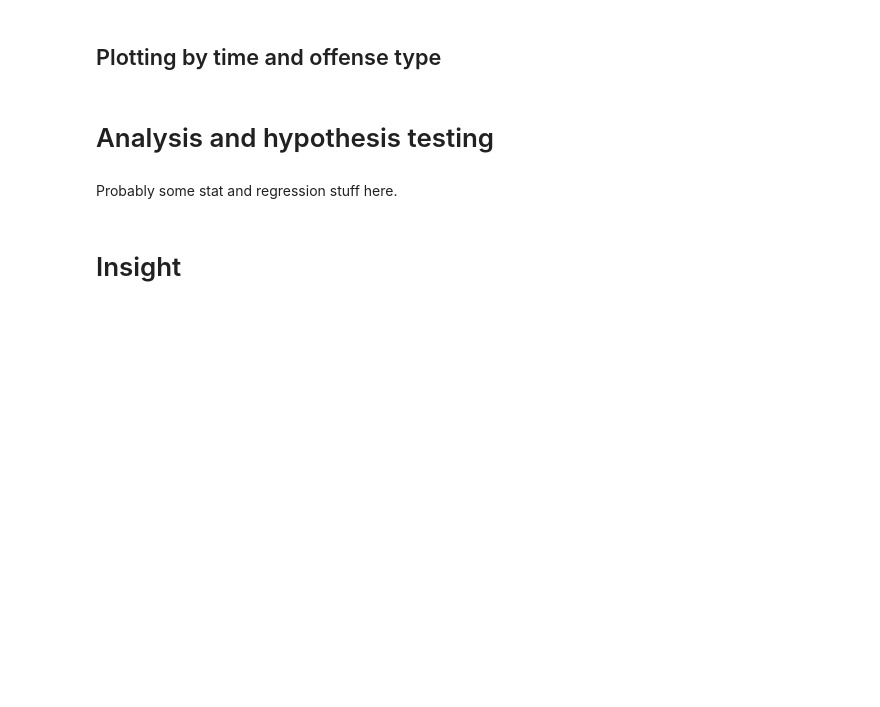
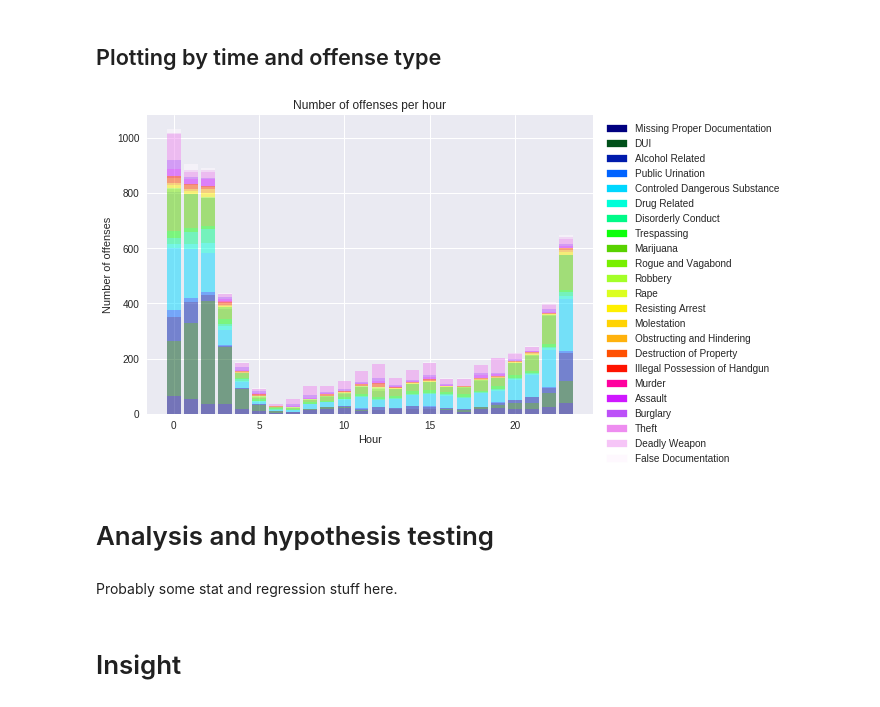
Before and after one commit to NathanOstrander18/college-park-arrests, a Jupyter notebook: final-project.ipynb, the cells around one changed output. Cells and saved outputs as stored; diff of their text form; code cells hidden in the pictures; blank space fills up the shorter version.

Commit message:
added offenses per hour

```diff
--- a/final-project.ipynb
+++ b/final-project.ipynb
@@ -308,5 +305,43 @@ plt.show()
 # %% [markdown]
 <h2>Plotting by time and offense type</h2>
+# %%
+import matplotlib.patches as mpatches
+offense_colors = cm.gist_ncar(np.linspace(0, 1, len(num_offenses)))
+hour_offenses = {}
+
+for offense_name in list(num_offenses.keys()):
+    hour_offenses[offense_name] = []
+    for i in range(24):
+        hour_offenses[offense_name].append(0)
+
+plt.close('all')
+
+plt.title('Number of offenses per hour')
+plt.ylabel('Number of offenses')
+plt.xlabel('Hour')
+
+color = 0
+for index, row in dataframe.iterrows():
+    for offense in row['offense_types']:
+        hour_offenses[offense][row['date_time'].hour]+= 1
+
+legend = []
+for offense in num_offenses.keys():
+    if(color == 0):
+        plt.bar(range(0,24), hour_offenses[offense], align='center', alpha=0.5, color = cm.colors.to_hex(offense_colors[color]))
+        prev = np.array(hour_offenses[offense])
+    else:
+        plt.bar(range(0,24), hour_offenses[offense], align='center', alpha=0.5, color = cm.colors.to_hex(offense_colors[color]), bottom=prev)
+        prev = prev + np.array(hour_offenses[offense])
+    legend.append(mpatches.Patch(color=cm.colors.to_hex(offense_colors[color]), label=offense))
+    color += 1
+
+plt.legend(handles=legend, bbox_to_anchor=(1.01, 1), loc='upper left')
+plt.show()
+
+# hour_offenses
+# %% [output]
+[figure, added]
 # %% [markdown]
 # Analysis and hypothesis testing
 # %% [markdown]
```
Also changed, not shown: parts of 7 cells of this notebook.
